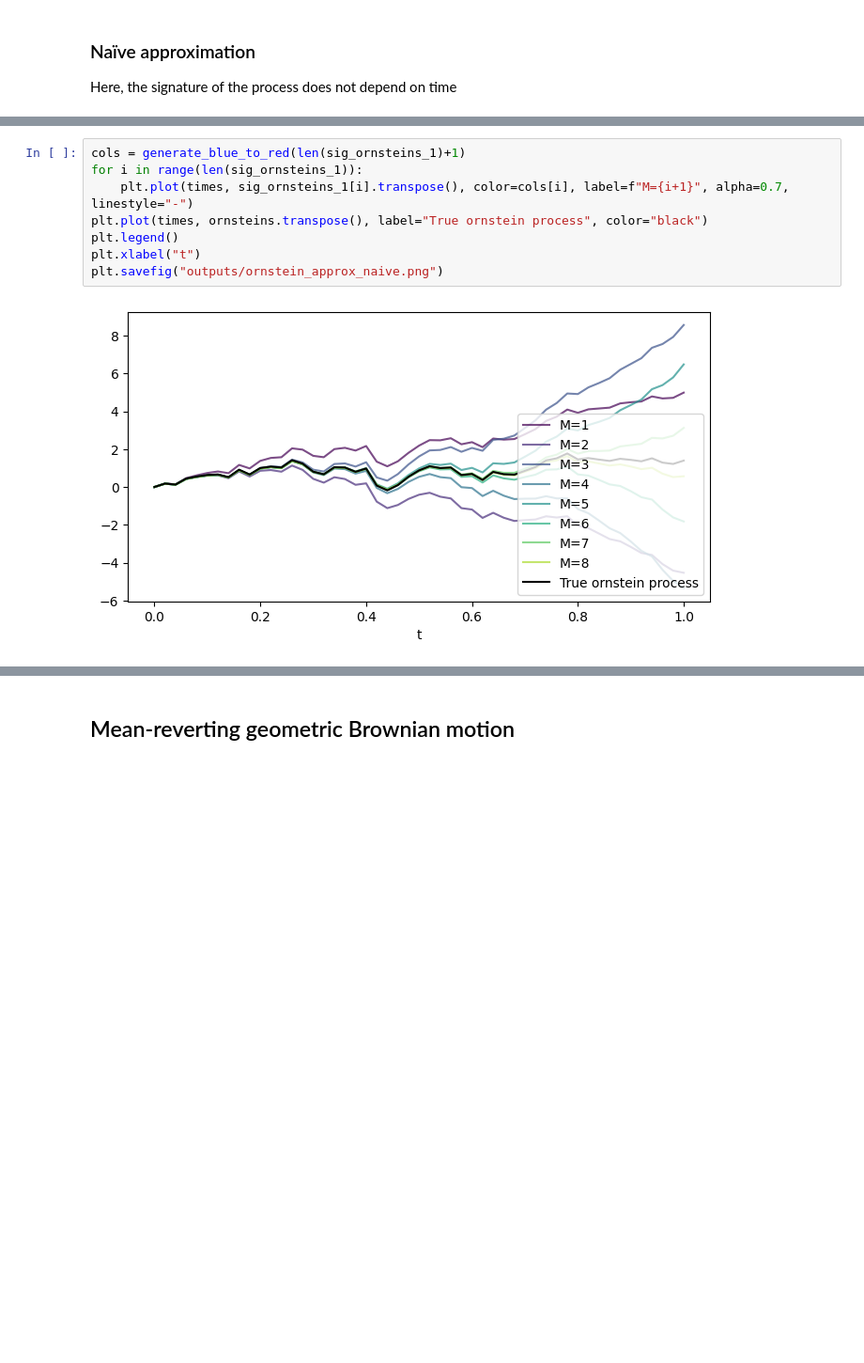
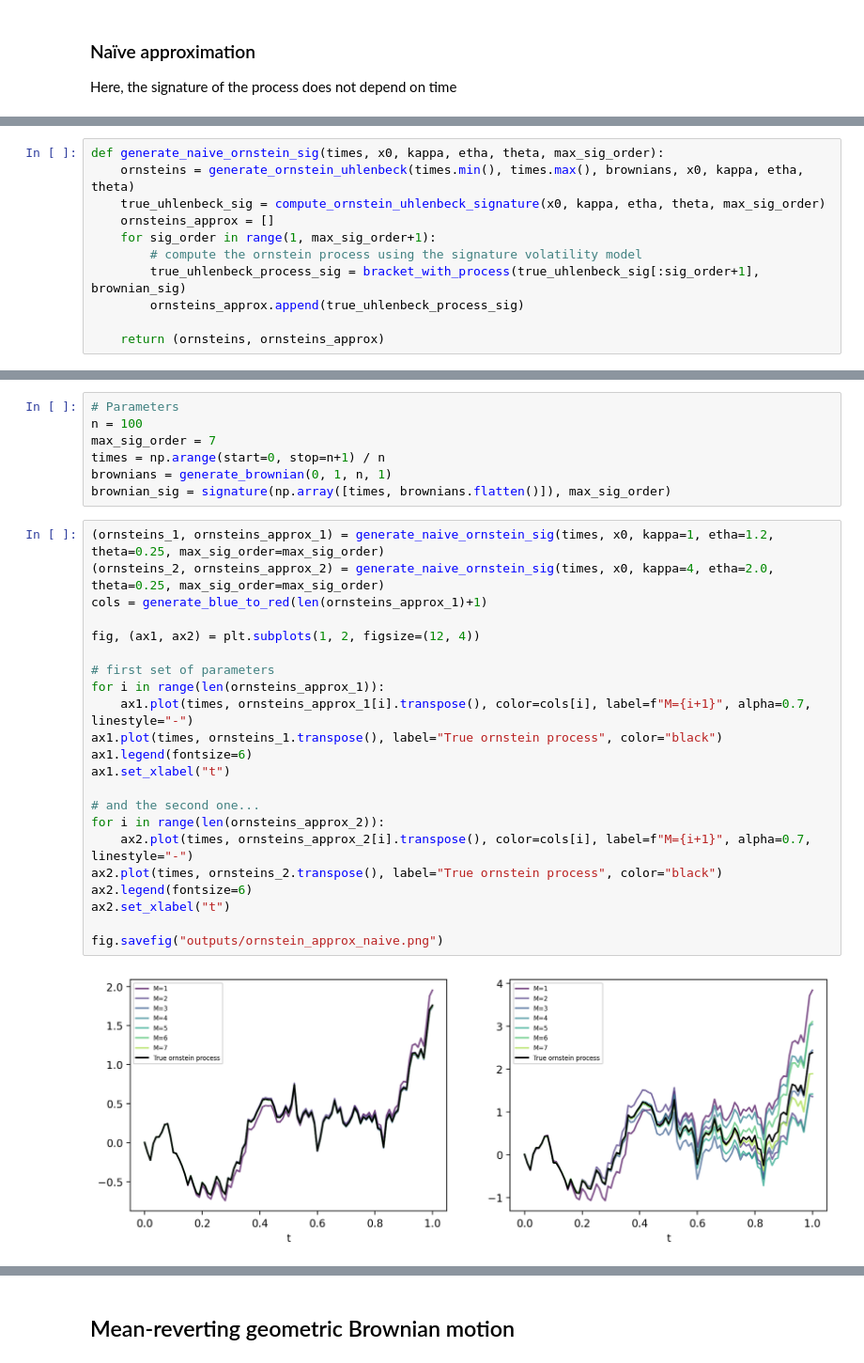
Before and after one commit to Sh3xe/signature-vol-model, a Jupyter notebook: notebook.ipynb, the cells around one changed output, grey strips where cells are left out. Shown at 94% size. Saved outputs shown, nothing was run; the diff lists cells and outputs as text; blank space fills up the shorter version.

```diff
--- a/notebook.ipynb
+++ b/notebook.ipynb
@@ -256,0 +245,11 @@ for sig_order in range(1, max_sig_order+1):
+# %%
+def generate_naive_ornstein_sig(times, x0, kappa, etha, theta, max_sig_order):
+	ornsteins = generate_ornstein_uhlenbeck(times.min(), times.max(), brownians, x0, kappa, etha, theta)
+	true_uhlenbeck_sig = compute_ornstein_uhlenbeck_signature(x0, kappa, etha, theta, max_sig_order)
+	ornsteins_approx = []
+	for sig_order in range(1, max_sig_order+1):
+		# compute the ornstein process using the signature volatility model
+		true_uhlenbeck_process_sig = bracket_with_process(true_uhlenbeck_sig[:sig_order+1], brownian_sig)
+		ornsteins_approx.append(true_uhlenbeck_process_sig)
+
+	return (ornsteins, ornsteins_approx)
@@ -257,10 +281,31 @@ for sig_order in range(1, max_sig_order+1):
+# %%
+# Parameters
+n = 100
+max_sig_order = 7
+times = np.arange(start=0, stop=n+1) / n
+brownians = generate_brownian(0, 1, n, 1)
+brownian_sig = signature(np.array([times, brownians.flatten()]), max_sig_order)
 # %%
-cols = generate_blue_to_red(len(sig_ornsteins_1)+1)
-for i in range(len(sig_ornsteins_1)):
-	plt.plot(times, sig_ornsteins_1[i].transpose(), color=cols[i], label=f"M={i+1}", alpha=0.7, linestyle="-")
-plt.plot(times, ornsteins.transpose(), label="True ornstein process", color="black")
-plt.legend()
-plt.xlabel("t")
-plt.savefig("outputs/ornstein_approx_naive.png")
+(ornsteins_1, ornsteins_approx_1) = generate_naive_ornstein_sig(times, x0, kappa=1, etha=1.2, theta=0.25, max_sig_order=max_sig_order)
+(ornsteins_2, ornsteins_approx_2) = generate_naive_ornstein_sig(times, x0, kappa=4, etha=2.0, theta=0.25, max_sig_order=max_sig_order)
+cols = generate_blue_to_red(len(ornsteins_approx_1)+1)
+
+fig, (ax1, ax2) = plt.subplots(1, 2, figsize=(12, 4))
+
+# first set of parameters
+for i in range(len(ornsteins_approx_1)):
+	ax1.plot(times, ornsteins_approx_1[i].transpose(), color=cols[i], label=f"M={i+1}", alpha=0.7, linestyle="-")
+ax1.plot(times, ornsteins_1.transpose(), label="True ornstein process", color="black")
+ax1.legend(fontsize=6)
+ax1.set_xlabel("t")
+
+# and the second one...
+for i in range(len(ornsteins_approx_2)):
+	ax2.plot(times, ornsteins_approx_2[i].transpose(), color=cols[i], label=f"M={i+1}", alpha=0.7, linestyle="-")
+ax2.plot(times, ornsteins_2.transpose(), label="True ornstein process", color="black")
+ax2.legend(fontsize=6)
+ax2.set_xlabel("t")
+
+fig.savefig("outputs/ornstein_approx_naive.png")
 # %% [output]
-[figure, old version]
+[figure, new version]
```
Also changed, not shown: parts of 26 cells of this notebook, 5 other files.
